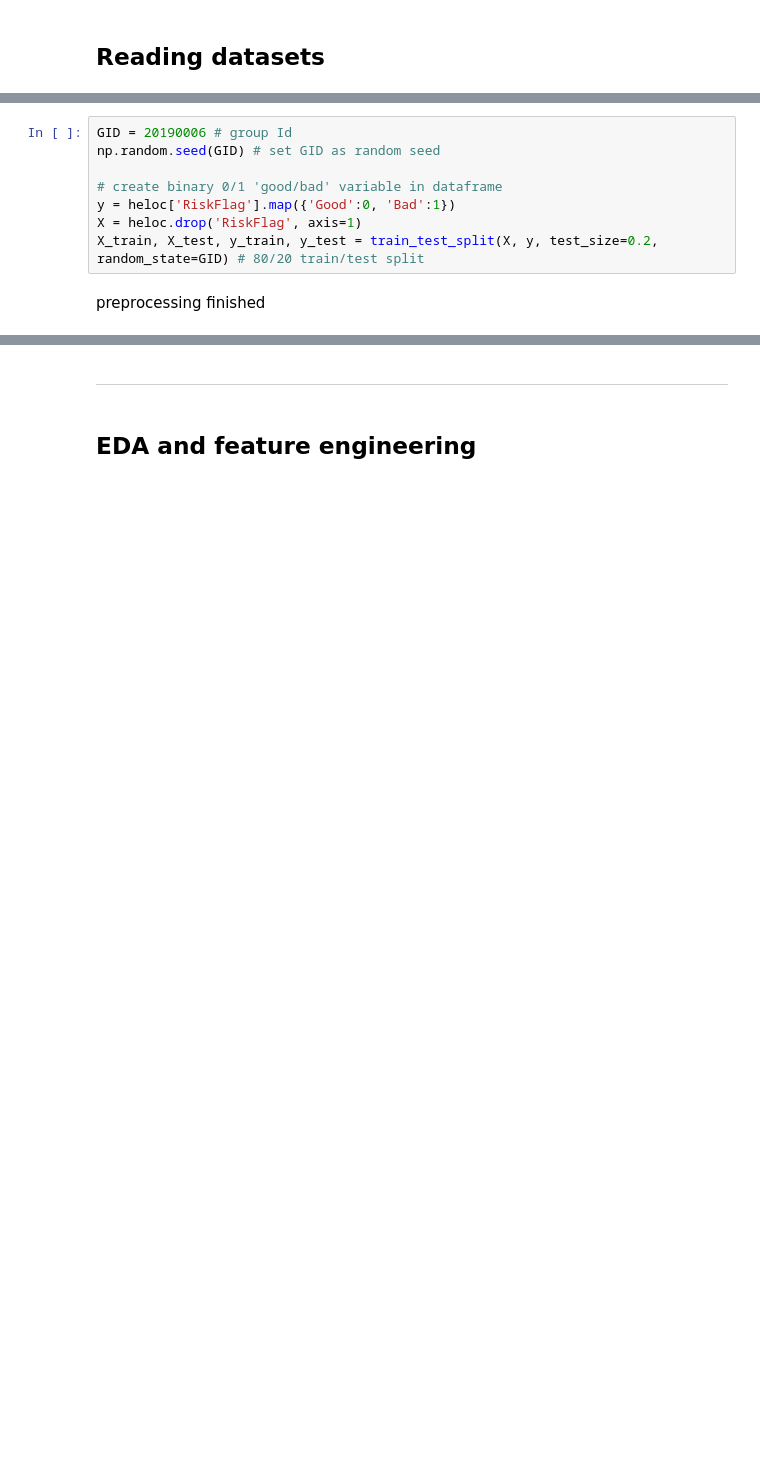
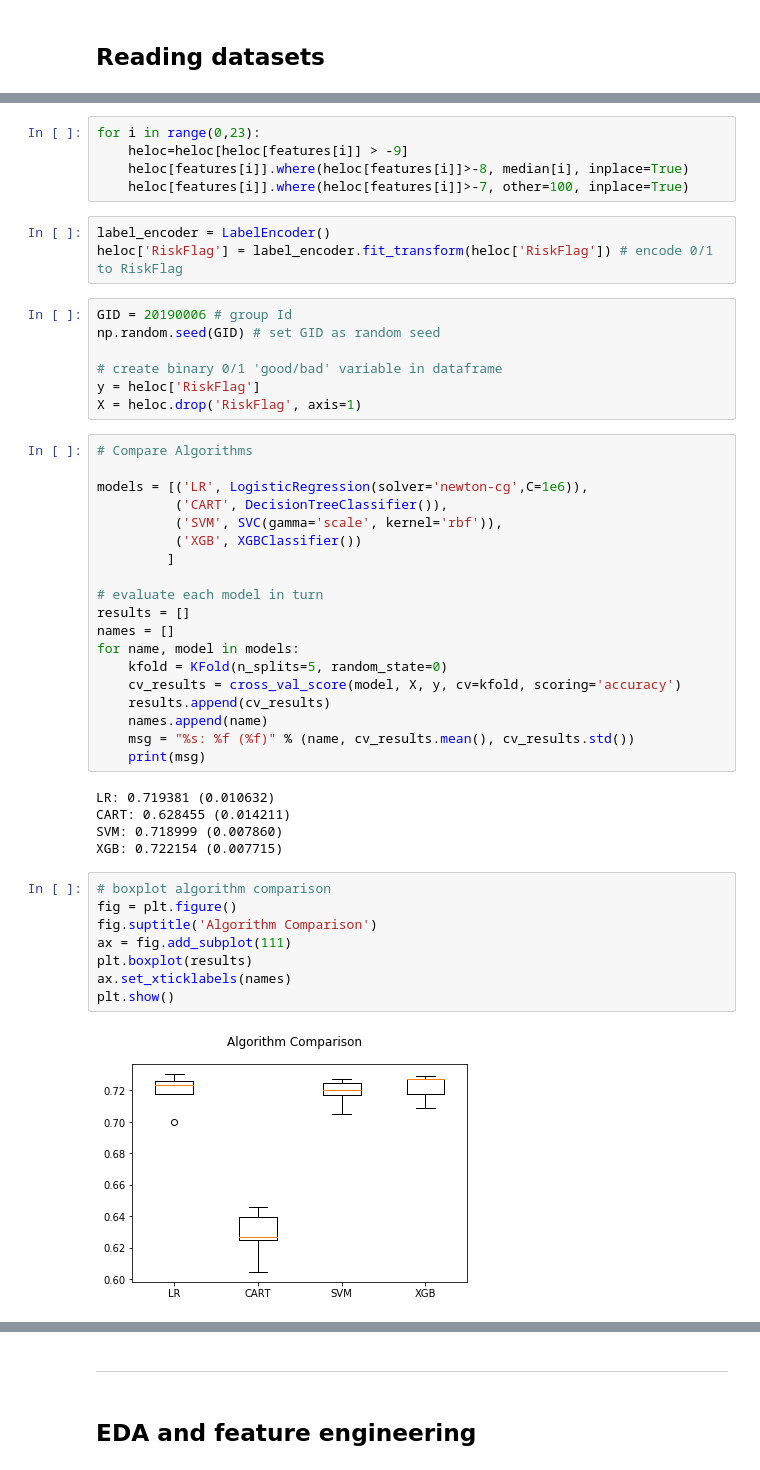
Before and after one commit to tangarts/FICO-Interpretable-Machine-Learning, a Jupyter notebook: Project.ipynb, the cells around one changed output, grey strips where cells are left out. Drawn from its saved outputs; the diff is of its cells as text; blank space fills up the shorter version.

```diff
--- a/Project.ipynb
+++ b/Project.ipynb
@@ -47,10 +64,49 @@ heloc[x_cols] = heloc[x_cols][heloc[x_cols] >= 0].fillna(heloc[x_cols].mean())
+# %%
+for i in range(0,23):
+    heloc=heloc[heloc[features[i]] > -9]
+    heloc[features[i]].where(heloc[features[i]]>-8, median[i], inplace=True)
+    heloc[features[i]].where(heloc[features[i]]>-7, other=100, inplace=True)
+# %%
+label_encoder = LabelEncoder()
+heloc['RiskFlag'] = label_encoder.fit_transform(heloc['RiskFlag']) # encode 0/1 to RiskFlag
 # %%
 GID = 20190006 # group Id
 np.random.seed(GID) # set GID as random seed
 
 # create binary 0/1 'good/bad' variable in dataframe
-y = heloc['RiskFlag'].map({'Good':0, 'Bad':1})
+y = heloc['RiskFlag']
 X = heloc.drop('RiskFlag', axis=1)
-X_train, X_test, y_train, y_test = train_test_split(X, y, test_size=0.2, random_state=GID) # 80/20 train/test split
-# %% [markdown]
-preprocessing finished
+# %%
+# Compare Algorithms
+
+models = [('LR', LogisticRegression(solver='newton-cg',C=1e6)),
+          ('CART', DecisionTreeClassifier()),
+          ('SVM', SVC(gamma='scale', kernel='rbf')),
+          ('XGB', XGBClassifier())
+         ]
+
+# evaluate each model in turn
+results = []
+names = []
+for name, model in models:
+    kfold = KFold(n_splits=5, random_state=0)
+    cv_results = cross_val_score(model, X, y, cv=kfold, scoring='accuracy')
+    results.append(cv_results)
+    names.append(name)
+    msg = "%s: %f (%f)" % (name, cv_results.mean(), cv_results.std())
+    print(msg)
+# %% [output]
+LR: 0.719381 (0.010632)
+CART: 0.628455 (0.014211)
+SVM: 0.718999 (0.007860)
+XGB: 0.722154 (0.007715)
+# %%
+# boxplot algorithm comparison
+fig = plt.figure()
+fig.suptitle('Algorithm Comparison')
+ax = fig.add_subplot(111)
+plt.boxplot(results)
+ax.set_xticklabels(names)
+plt.show()
+# %% [output]
+[figure, added]
```
Also changed, not shown: parts of 36 cells of this notebook.
